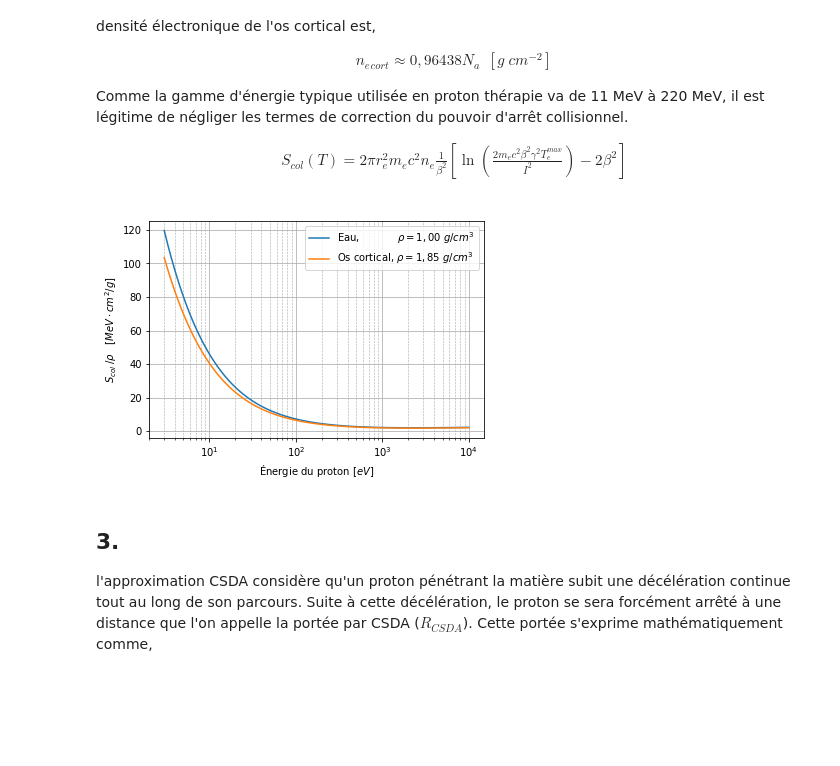
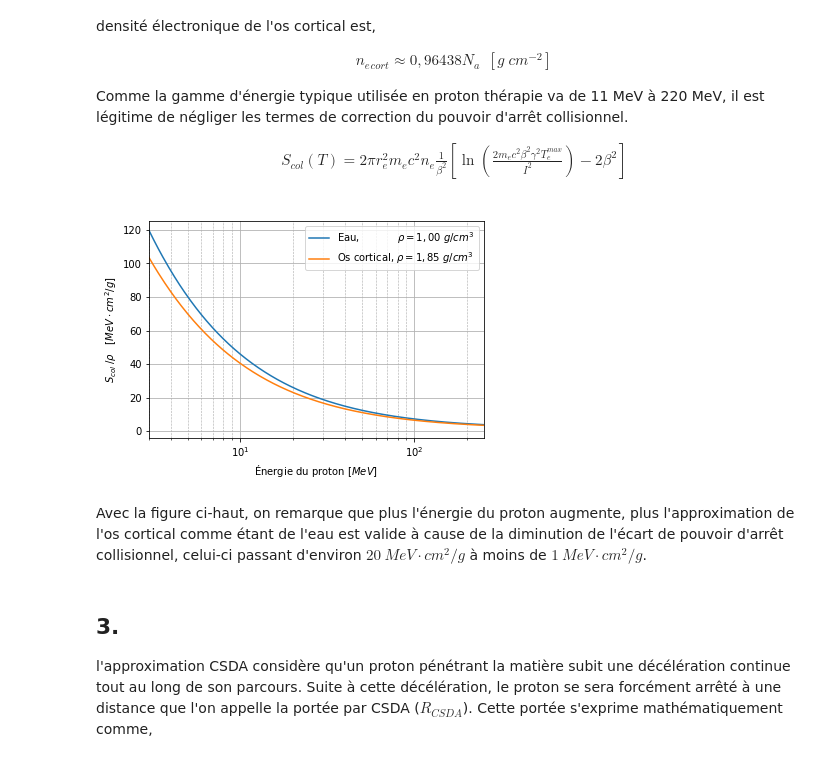
Before and after one commit to eliedl/Physique_numerique, a Jupyter notebook: TP1/TP1_Elie.ipynb, the cells around one changed output. Saved outputs shown, nothing was run; the diff lists cells and outputs as text; code cells hidden in the pictures; blank space fills up the shorter version.

```diff
--- a/TP1/TP1_Elie.ipynb
+++ b/TP1/TP1_Elie.ipynb
@@ -145,34 +147,37 @@ def get_s_col(r_e, n_e, T, I, m_e=0.511):
           T: Énergie du proton                           MeV
      Te_max: Énergie maximale transférable p+ -> e-      MeV
           I: Énergie moyenne d'excitation du matériau    MeV
         m_e: Masse de l'électron                         MeV
     """
 
     gamma = get_gamma(T)
     beta = get_beta(gamma)
     Te_max = get_Te_max(gamma)
 
     return 2*np.pi*r_e**2*m_e*n_e*beta**(-2)*(np.log((2*m_e*beta**2*gamma**2*Te_max)/(I**2)) - 2*beta**2)
 
 T = np.linspace(3, 10000, 100000)
 
 s_col_eau = get_s_col(r_e, n_e_eau, T, I_eau)
 
 s_col_cort = get_s_col(r_e, n_e_cort, T, I_cort)
 
 p_col_cort = s_col_cort/rho_cort
 
 plt.plot(T, s_col_eau, label=r"Eau,            $\rho = 1,00\ g/cm^3$")
 plt.plot(T, p_col_cort, label=r"Os cortical, $\rho = 1,85\ g/cm^3$")
 plt.xscale('log')
 plt.grid('True', which='Major')
 plt.grid('True', which='Minor', ls='--', linewidth=0.6)
 plt.xlabel(r'Énergie du proton $[MeV]$')
 plt.ylabel(r"$S_{col}\;/\rho\quad[MeV\cdot cm^2/g]$")
+plt.xlim([3,250])
 plt.legend()
 plt.show()
 # %% [output]
-[figure, old version]
+[figure, new version]
+# %% [markdown]
+Avec la figure ci-haut, on remarque que plus l'énergie du proton augmente, plus l'approximation de l'os cortical comme étant de l'eau est valide à cause de la diminution de l'écart de pouvoir d'arrêt collisionnel, celui-ci passant d'environ $20\ MeV\cdot cm^2/g$ à moins de $1\ MeV\cdot cm^2/g$.
 # %% [markdown]
 ## 3.
 
```
Also changed, not shown: parts of 10 cells of this notebook.
